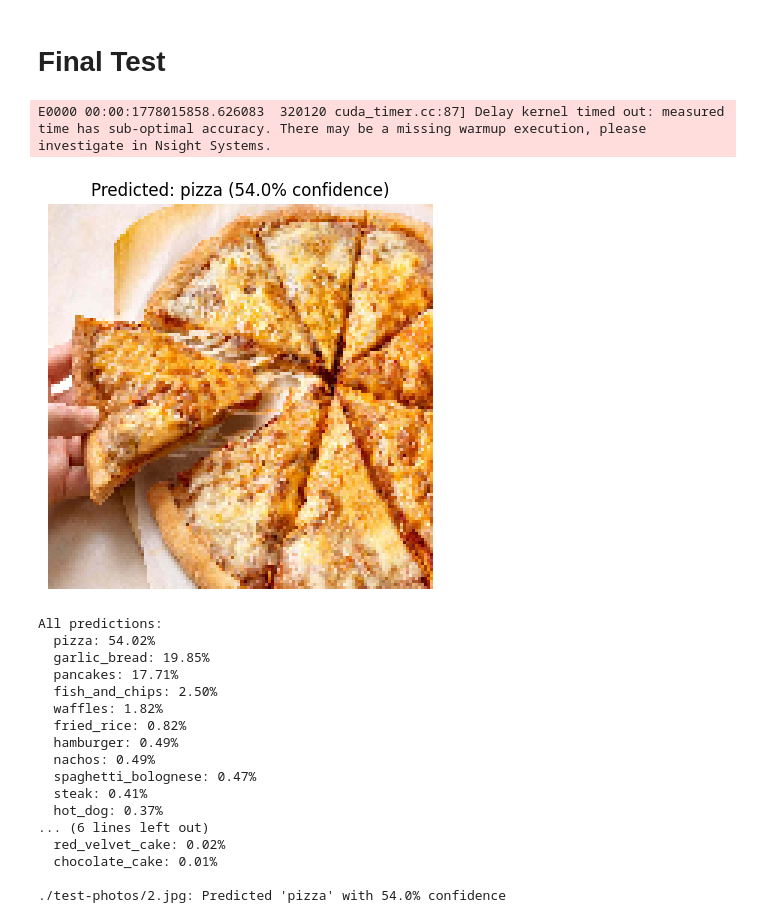
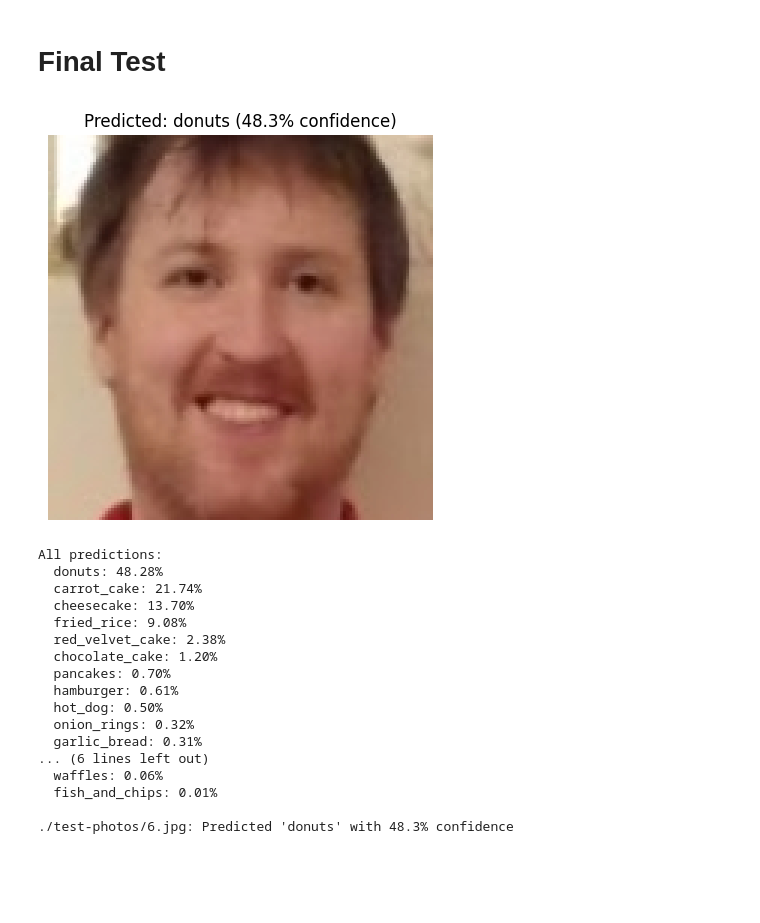
Before and after one commit to McDonaghMichael/MachineLearningNotebook, a Jupyter notebook: project/project.ipynb, the cells around one changed output. Saved outputs shown, nothing was run; the diff lists cells and outputs as text; code cells hidden in the pictures; blank space fills up the shorter version.

```diff
--- a/project/project.ipynb
+++ b/project/project.ipynb
@@ -1628,50 +1628,49 @@ def predict_photo(image_path, model, class_names, image_size=(128, 128)):
     img_array = keras.utils.img_to_array(img)          # shape: (H, W, 3)
     img_array = np.expand_dims(img_array, axis=0)      # shape: (1, H, W, 3) — add batch dimension
 
     # Predict
     predictions = model.predict(img_array, verbose=0)
     predicted_class = class_names[np.argmax(predictions[0])]
     confidence = np.max(predictions[0])
 
     # Show the image and result
     plt.figure(figsize=(6, 5))
     plt.imshow(img)
     plt.title(f"Predicted: {predicted_class} ({confidence:.1%} confidence)")
     plt.axis('off')
     plt.show()
 
     # Show all class probabilities
     print("All predictions:")
     sorted_indices = np.argsort(predictions[0])[::-1]  # highest first
     for i in sorted_indices:
         print(f"  {class_names[i]}: {predictions[0][i]:.2%}")
 
     return predicted_class, confidence
 
 photo_paths = [
-    './test-photos/2.jpg'
+    './test-photos/6.jpg'
 ]
 
 for path in photo_paths:
     predicted, confidence = predict_photo(path, model_tl, class_names)
     print(f"\n{path}: Predicted '{predicted}' with {confidence:.1%} confidence\n")
 # %% [output]
+[figure, new version]
-E0000 00:00:1778015858.626083  320120 cuda_timer.cc:87] Delay kernel timed out: measured time has sub-optimal accuracy. There may be a missing warmup execution, please investigate in Nsight Systems.
+All predictions:
+  donuts: 48.28%
+  carrot_cake: 21.74%
+  cheesecake: 13.70%
+  fried_rice: 9.08%
+  red_velvet_cake: 2.38%
+  chocolate_cake: 1.20%
+  pancakes: 0.70%
+  hamburger: 0.61%
+  hot_dog: 0.50%
+  onion_rings: 0.32%
+  garlic_bread: 0.31%
+... (6 lines left out)
+  waffles: 0.06%
+  fish_and_chips: 0.01%
+
+./test-photos/6.jpg: Predicted 'donuts' with 48.3% confidence
-[figure, old version]
-All predictions:
-  pizza: 54.02%
-  garlic_bread: 19.85%
-  pancakes: 17.71%
-  fish_and_chips: 2.50%
-  waffles: 1.82%
-  fried_rice: 0.82%
-  hamburger: 0.49%
-  nachos: 0.49%
-  spaghetti_bolognese: 0.47%
-  steak: 0.41%
-  hot_dog: 0.37%
-... (6 lines left out)
-  red_velvet_cake: 0.02%
-  chocolate_cake: 0.01%
-
-./test-photos/2.jpg: Predicted 'pizza' with 54.0% confidence
```
